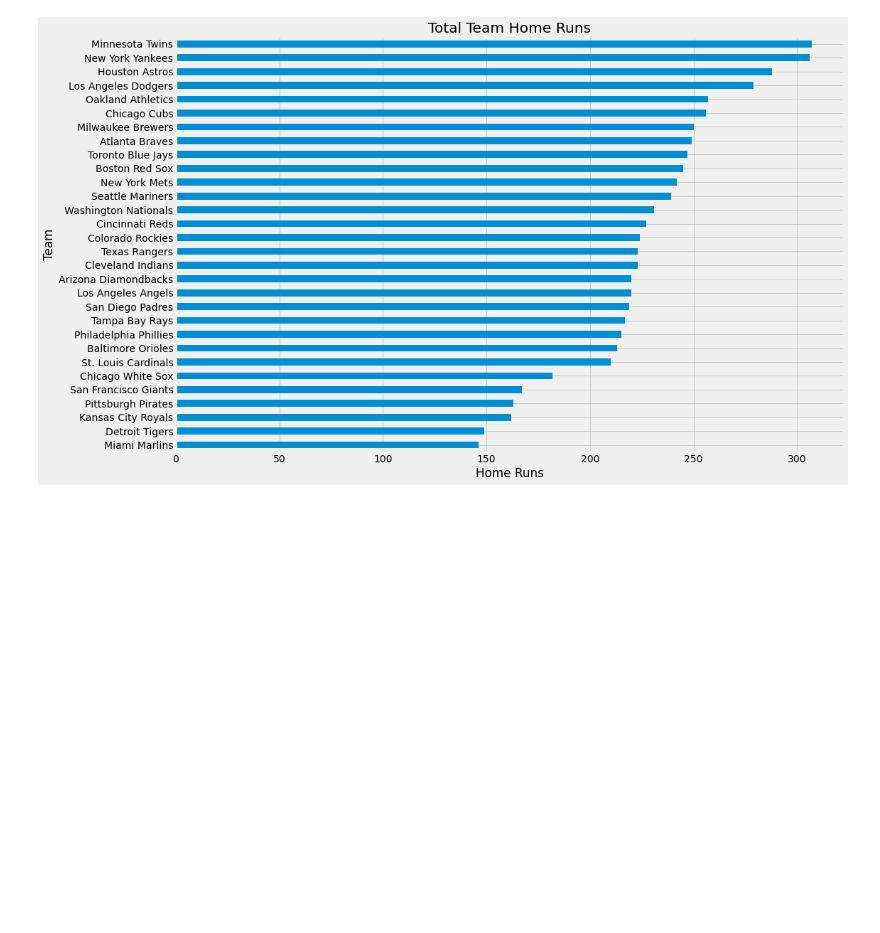
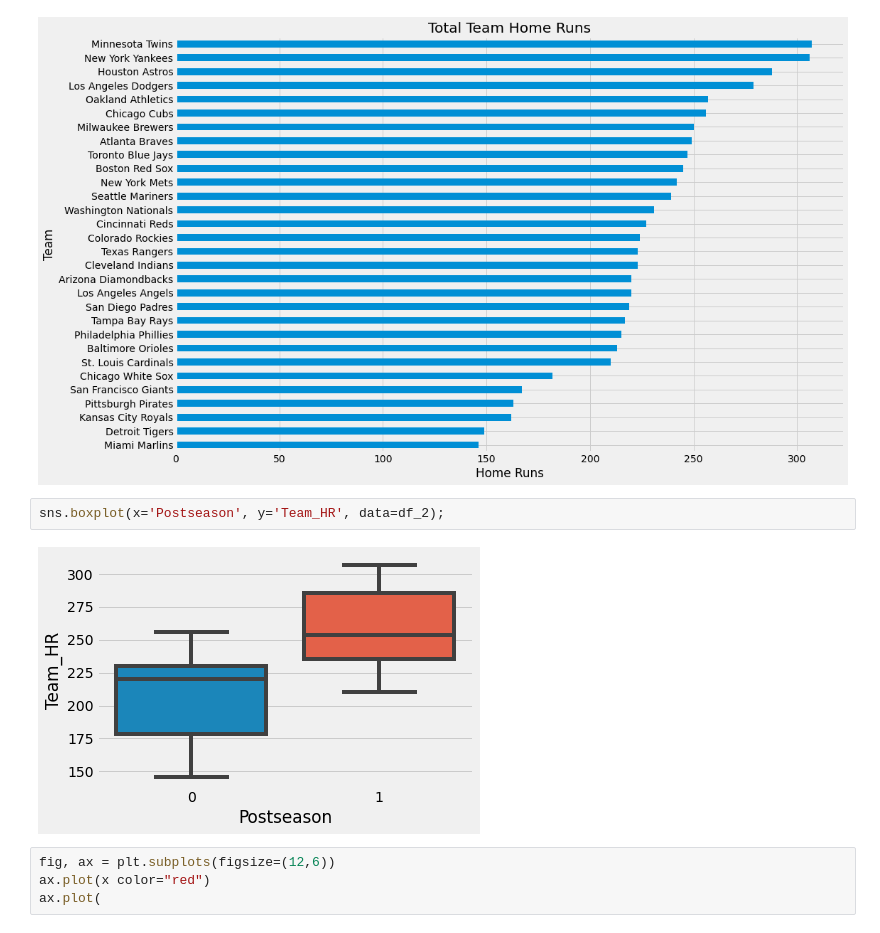
Before and after one commit to jmg0144/mlb-analysis, a Jupyter notebook: MLB-Analysis.ipynb, the cells around one changed output. Drawn from its saved outputs; the diff is of its cells as text; blank space fills up the shorter version.

```diff
--- a/MLB-Analysis.ipynb
+++ b/MLB-Analysis.ipynb
@@ -307,3 +315,11 @@ plt.xlabel('Home Runs')
 plt.ylabel('Team');
 # %% [output]
 [figure]
+# %%
+sns.boxplot(x='Postseason', y='Team_HR', data=df_2);
+# %% [output]
+[figure, added]
+# %%
+fig, ax = plt.subplots(figsize=(12,6))
+ax.plot(x color="red")
+ax.plot(
```
Also changed, not shown: parts of 1 cell of this notebook.
